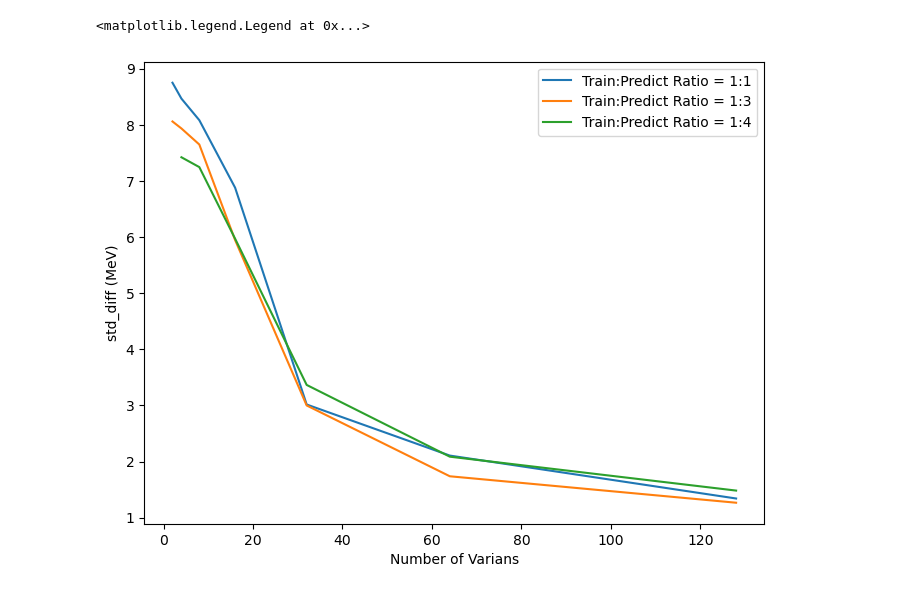
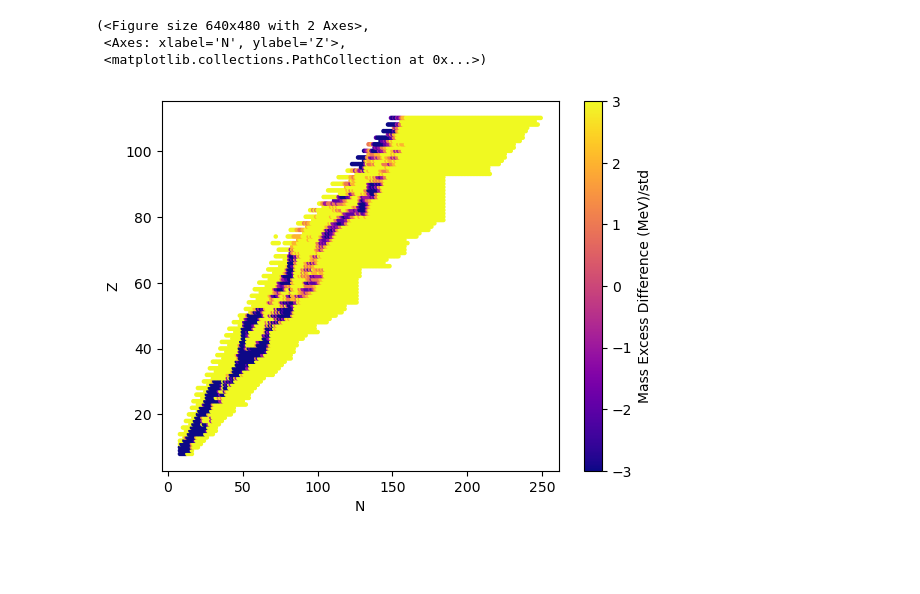
Before and after one commit to mzyudhistira/BSk24-Emu, a Jupyter notebook: quick_analysis.ipynb, the cells around one changed output. Cells and saved outputs as stored; diff of their text form; code cells hidden in the pictures; blank space fills up the shorter version.

```diff
--- a/quick_analysis.ipynb
+++ b/quick_analysis.ipynb
@@ -169,11 +168,7 @@ OSError: [Errno 36] File name too long: '/mnt/Data/2_Area_Learn/Master Degree/2
-# %%
-plt.figure(figsize=(8, 6))
-for name, test in tests.items():
-    plt.plot(test['varian'], test['result']['std_diff'], label=test['plot_name'])
-
-plt.xlabel('Number of Varians')
-plt.ylabel('std_diff (MeV)')
-plt.legend()
-# %% [output]
-<matplotlib.legend.Legend at 0x...>
-[figure, removed]
+# %%
+run_analysis.plot_landscape(tests['ext_1to16']['result']['mmt'][-1])
+# %% [output]
+(<Figure size 640x480 with 2 Axes>,
+ <Axes: xlabel='N', ylabel='Z'>,
+ <matplotlib.collections.PathCollection at 0x...>)
+[figure, added]
```
Also changed, not shown: parts of 10 cells of this notebook, 4 other files.
